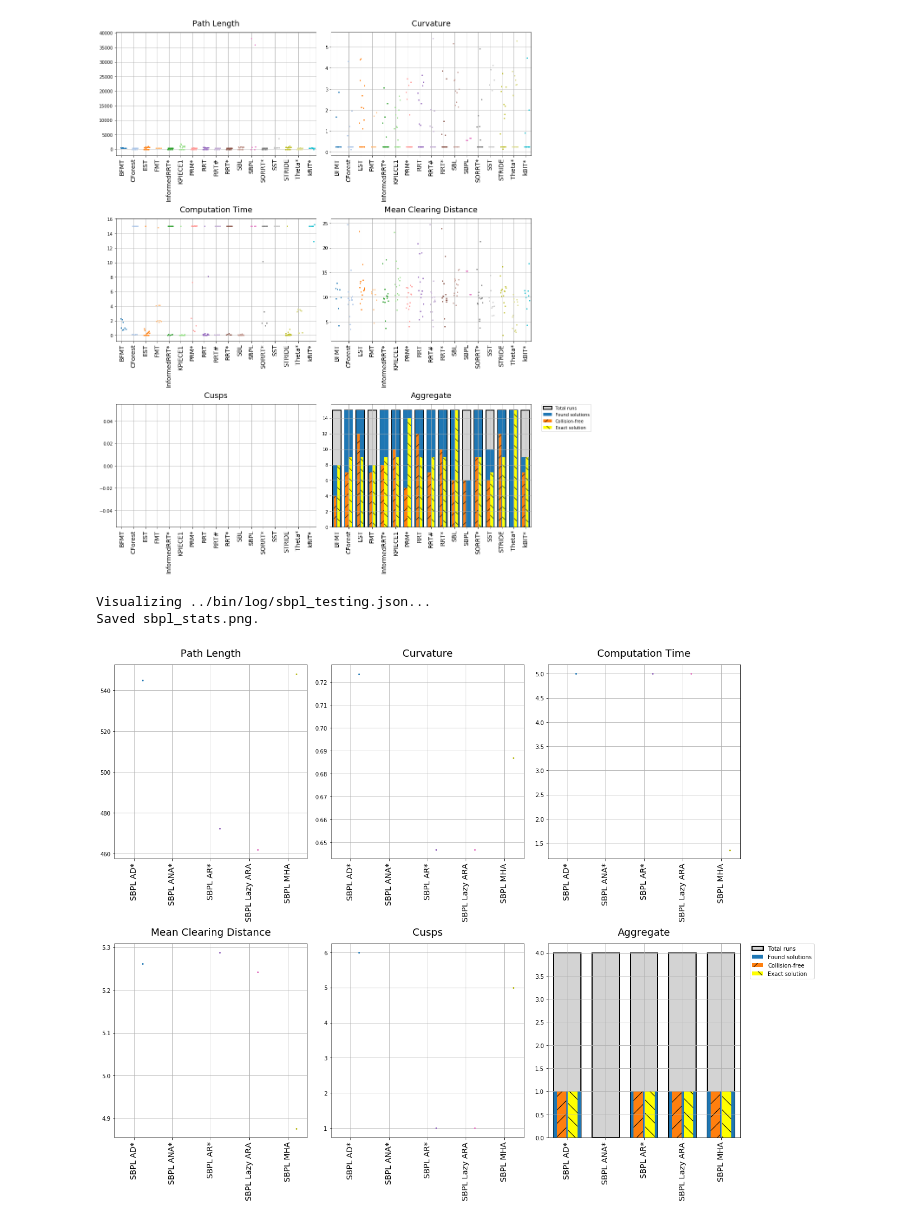
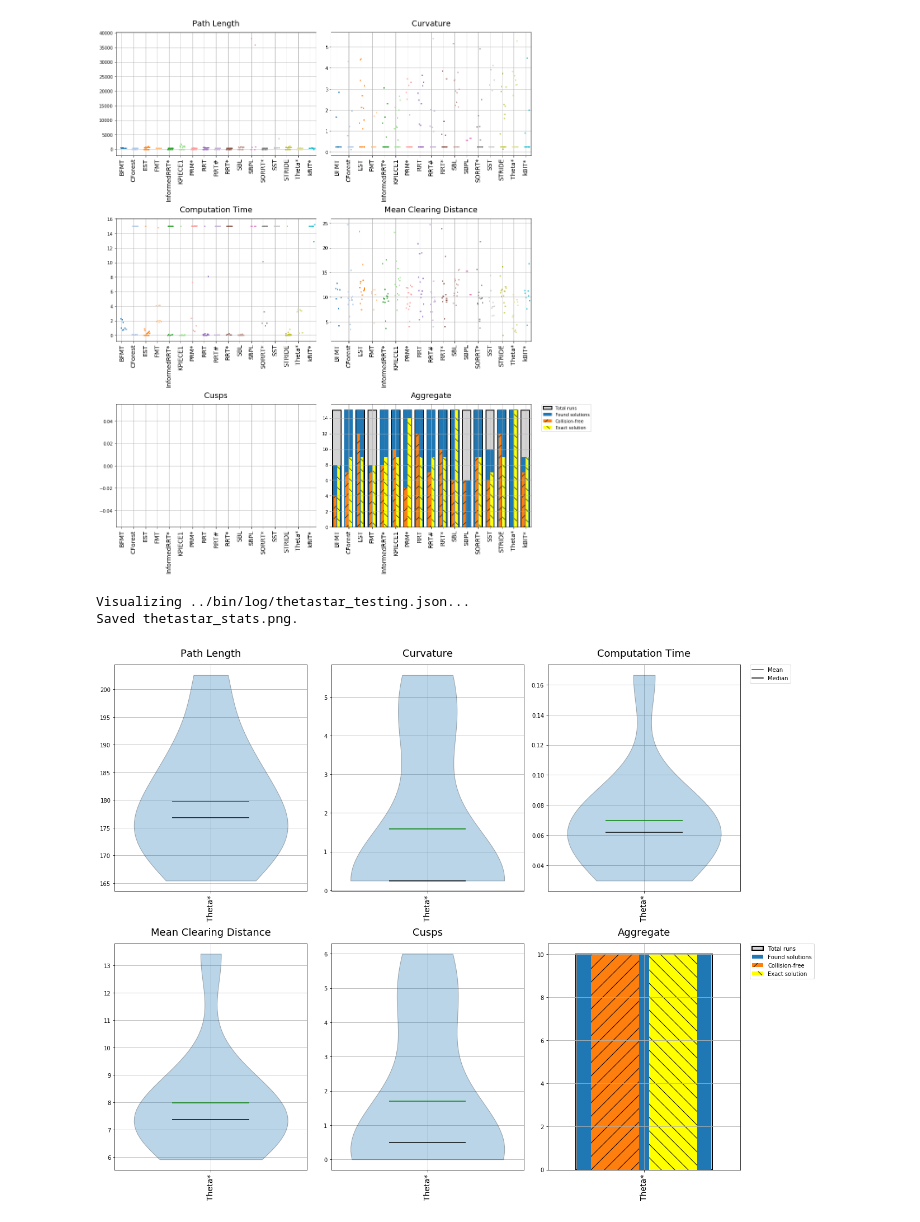
Before and after one commit to robot-motion/bench-mr, a Jupyter notebook: plotting/Planner Statistics.ipynb, the cells around one changed output. Drawn from its saved outputs; the diff is of its cells as text; code cells hidden in the pictures.

Commit message:
Test Theta*, update README, regenerate benchmarks

```diff
--- a/plotting/Planner Statistics.ipynb
+++ b/plotting/Planner Statistics.ipynb
@@ -43,16 +43,16 @@ Visualizing ../results/movingai_berlin_256.json...
 Saved planner_stats_scatter_berlin256.png.
 [figure]
 # %%
-plot_planner_stats('../bin/log/sbpl_testing.json',
+plot_planner_stats('../bin/log/thetastar_testing.json',
                    combine_views=True,
-                   plot_violins=False,
-                   save_file="sbpl_stats.png",
+                   plot_violins=True,
+                   save_file="thetastar_stats.png",
                    ticks_rotation=90,
                    max_plots_per_line=3,
                    fig_width=6,
                    fig_height=7
 )
 # %% [output]
-Visualizing ../bin/log/sbpl_testing.json...
-Saved sbpl_stats.png.
+Visualizing ../bin/log/thetastar_testing.json...
+Saved thetastar_stats.png.
-[figure, old version]
+[figure, new version]
```
Also changed, not shown: 15 other files.
